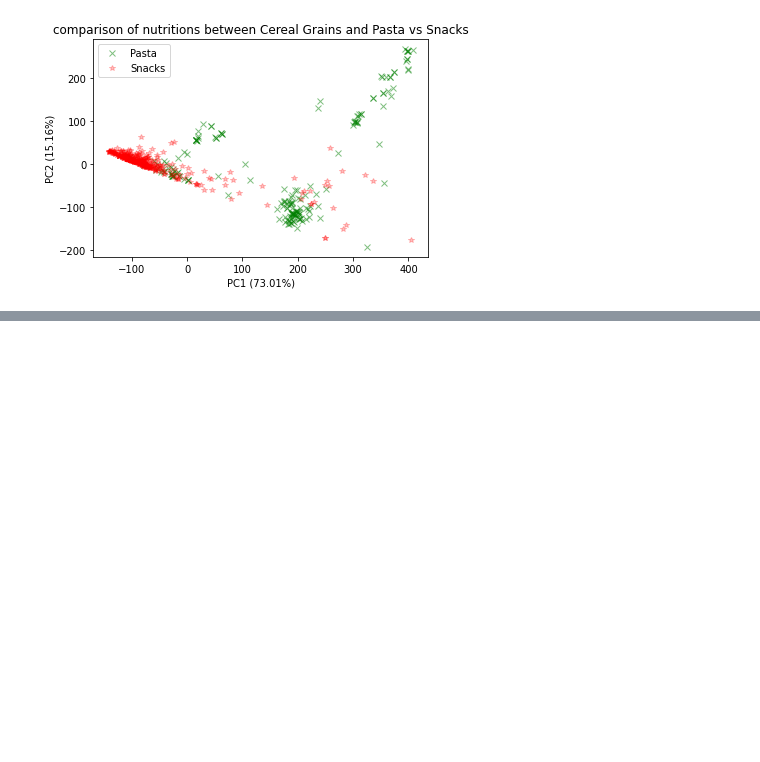
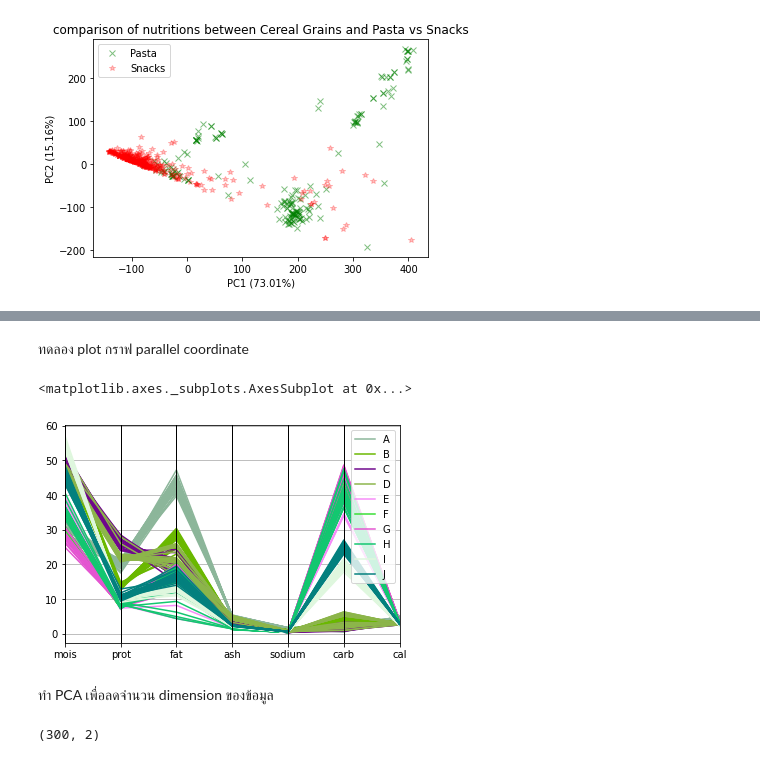
Before and after one commit to Wikanes-k/multivariate, a Jupyter notebook: Exam01.ipynb, the cells around one changed output, grey strips where cells are left out. Drawn from its saved outputs; the diff is of its cells as text; code cells hidden in the pictures; blank space fills up the shorter version.

```diff
--- a/Exam01.ipynb
+++ b/Exam01.ipynb
@@ -349,0 +480,3 @@ plt.ylabel('PC2 (15.16%)');
+# %%
+NewPizza_dropped2 = Pizza_data.drop(['id'], axis=1) #ลบแค่ column id เพราะต้องเอา brand แต่ละ brand มาเปรียบเทียบในกราฟ
+NewPizza_dropped2
@@ -349,0 +497,9 @@ plt.ylabel('PC2 (15.16%)');
+# %% [markdown]
+ทดลอง plot กราฟ parallel coordinate
+# %%
+pd.plotting.parallel_coordinates(NewPizza_dropped2,'brand',cols=['mois','prot','fat','ash','sodium','carb','cal']) #เป็นการพลอตกราฟสารอาหารของ brand ตั้งแต่ brand A-J
+# %% [output]
+<matplotlib.axes._subplots.AxesSubplot at 0x...>
+[figure, added]
+# %% [markdown]
+ทำ PCA เพื่อลดจำนวน dimension ของข้อมูล
@@ -349,0 +511,4 @@ plt.ylabel('PC2 (15.16%)');
+# %%
+new_pca.shape
+# %% [output]
+(300, 2)
```
Also changed, not shown: parts of 45 cells of this notebook.
